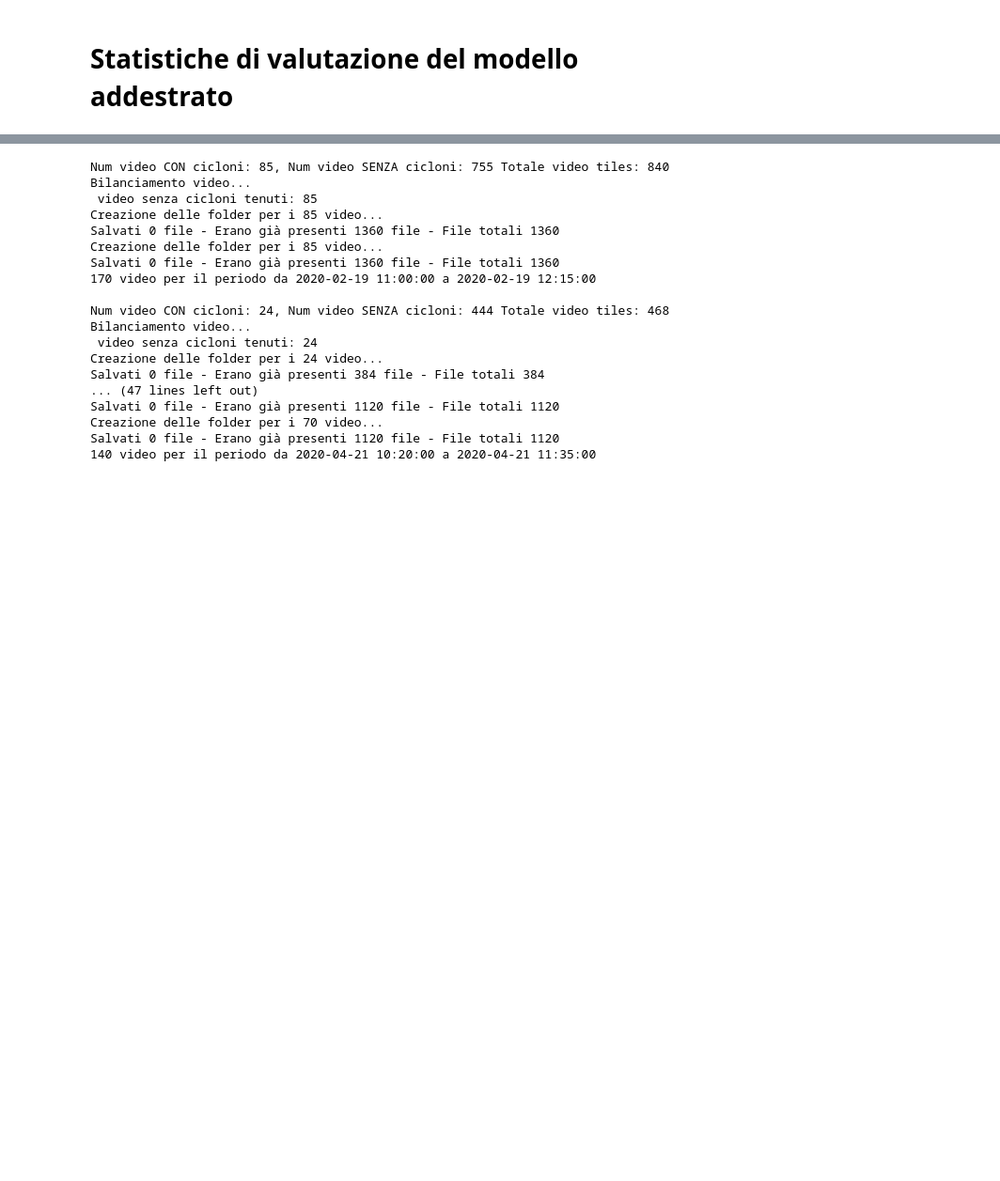
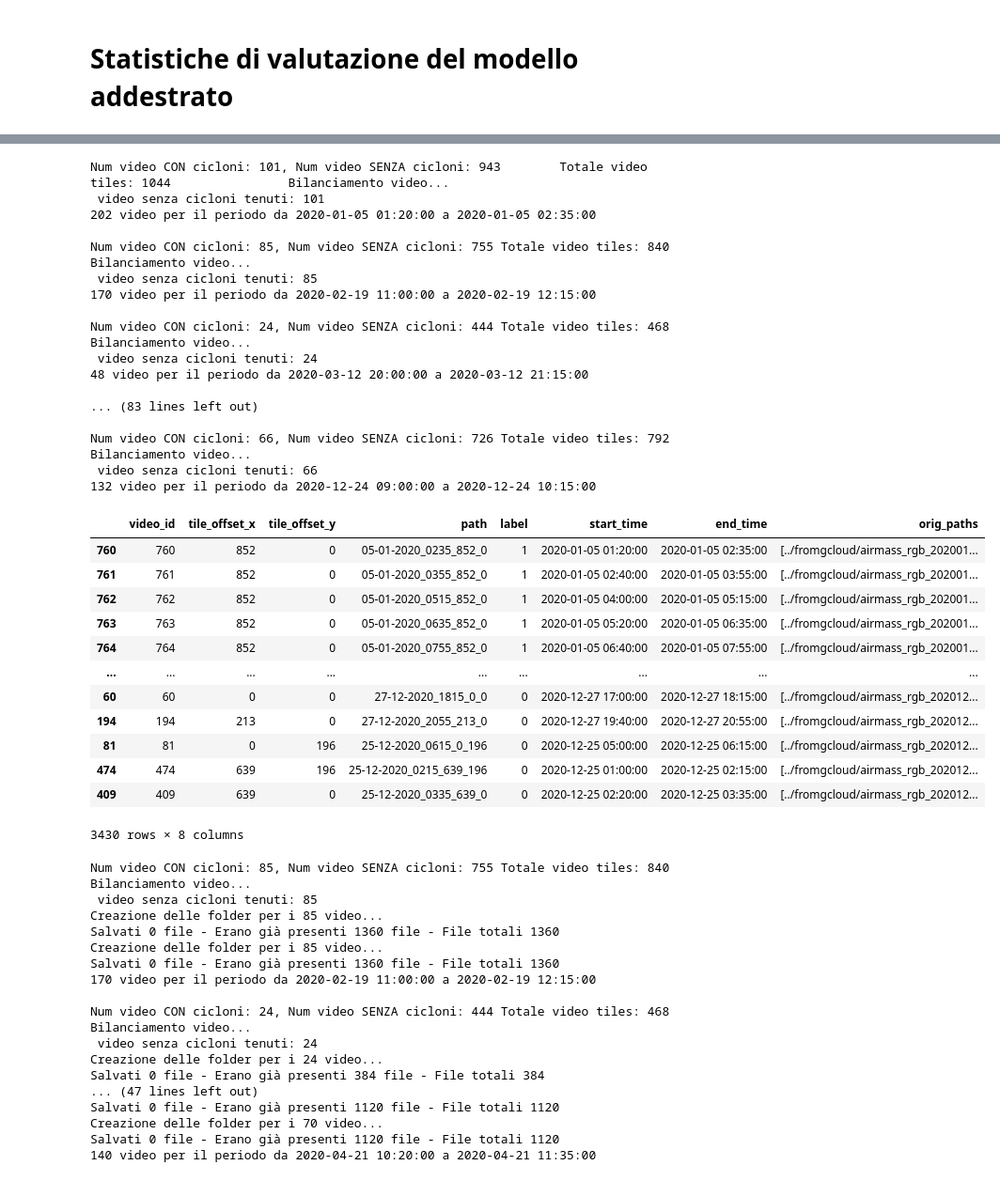
Before and after one commit to dandarm/VideoMAEv2, a Jupyter notebook: Model_stats.ipynb, the cells around one changed output, grey strips where cells are left out. Shown: that part at 94% size. Saved outputs shown, nothing was run; the diff lists cells and outputs as text; code cells hidden in the pictures; blank space fills up the shorter version.

```diff
--- a/Model_stats.ipynb
+++ b/Model_stats.ipynb
@@ -71 +77,34 @@ df_data['delta_time'] = pd.to_timedelta(df_data['delta_time'])
+# %%
+create_df_video_from_master_df(df_data, is_to_balance=True)
+# %% [output]
+Num video CON cicloni: 101, Num video SENZA cicloni: 943        Totale video tiles: 1044                Bilanciamento video...
+ video senza cicloni tenuti: 101
+202 video per il periodo da 2020-01-05 01:20:00 a 2020-01-05 02:35:00
+
+Num video CON cicloni: 85, Num video SENZA cicloni: 755 Totale video tiles: 840         Bilanciamento video...
+ video senza cicloni tenuti: 85
+170 video per il periodo da 2020-02-19 11:00:00 a 2020-02-19 12:15:00
+
+Num video CON cicloni: 24, Num video SENZA cicloni: 444 Totale video tiles: 468         Bilanciamento video...
+ video senza cicloni tenuti: 24
+48 video per il periodo da 2020-03-12 20:00:00 a 2020-03-12 21:15:00
+
+... (83 lines left out)
+
+Num video CON cicloni: 66, Num video SENZA cicloni: 726 Totale video tiles: 792         Bilanciamento video...
+ video senza cicloni tenuti: 66
+132 video per il periodo da 2020-12-24 09:00:00 a 2020-12-24 10:15:00
+|  | video_id | tile_offset_x | tile_offset_y | path | label | start_time | end_time | orig_paths |
+| 760 | 760 | 852 | 0 | 05-01-2020_0235_852_0 | 1 | 2020-01-05 01:20:00 | 2020-01-05 02:35:00 | [../fromgcloud/airmass_rgb_202001... |
+| 761 | 761 | 852 | 0 | 05-01-2020_0355_852_0 | 1 | 2020-01-05 02:40:00 | 2020-01-05 03:55:00 | [../fromgcloud/airmass_rgb_202001... |
+| 762 | 762 | 852 | 0 | 05-01-2020_0515_852_0 | 1 | 2020-01-05 04:00:00 | 2020-01-05 05:15:00 | [../fromgcloud/airmass_rgb_202001... |
+| 763 | 763 | 852 | 0 | 05-01-2020_0635_852_0 | 1 | 2020-01-05 05:20:00 | 2020-01-05 06:35:00 | [../fromgcloud/airmass_rgb_202001... |
+| 764 | 764 | 852 | 0 | 05-01-2020_0755_852_0 | 1 | 2020-01-05 06:40:00 | 2020-01-05 07:55:00 | [../fromgcloud/airmass_rgb_202001... |
+| ... | ... | ... | ... | ... | ... | ... | ... | ... |
+| 60 | 60 | 0 | 0 | 27-12-2020_1815_0_0 | 0 | 2020-12-27 17:00:00 | 2020-12-27 18:15:00 | [../fromgcloud/airmass_rgb_202012... |
+| 194 | 194 | 213 | 0 | 27-12-2020_2055_213_0 | 0 | 2020-12-27 19:40:00 | 2020-12-27 20:55:00 | [../fromgcloud/airmass_rgb_202012... |
+| 81 | 81 | 0 | 196 | 25-12-2020_0615_0_196 | 0 | 2020-12-25 05:00:00 | 2020-12-25 06:15:00 | [../fromgcloud/airmass_rgb_202012... |
+| 474 | 474 | 639 | 196 | 25-12-2020_0215_639_196 | 0 | 2020-12-25 01:00:00 | 2020-12-25 02:15:00 | [../fromgcloud/airmass_rgb_202012... |
+| 409 | 409 | 639 | 0 | 25-12-2020_0335_639_0 | 0 | 2020-12-25 02:20:00 | 2020-12-25 03:35:00 | [../fromgcloud/airmass_rgb_202012... |
+3430 rows × 8 columns
 # %%
```
Also changed, not shown: parts of 7 cells of this notebook, 5 other files.
